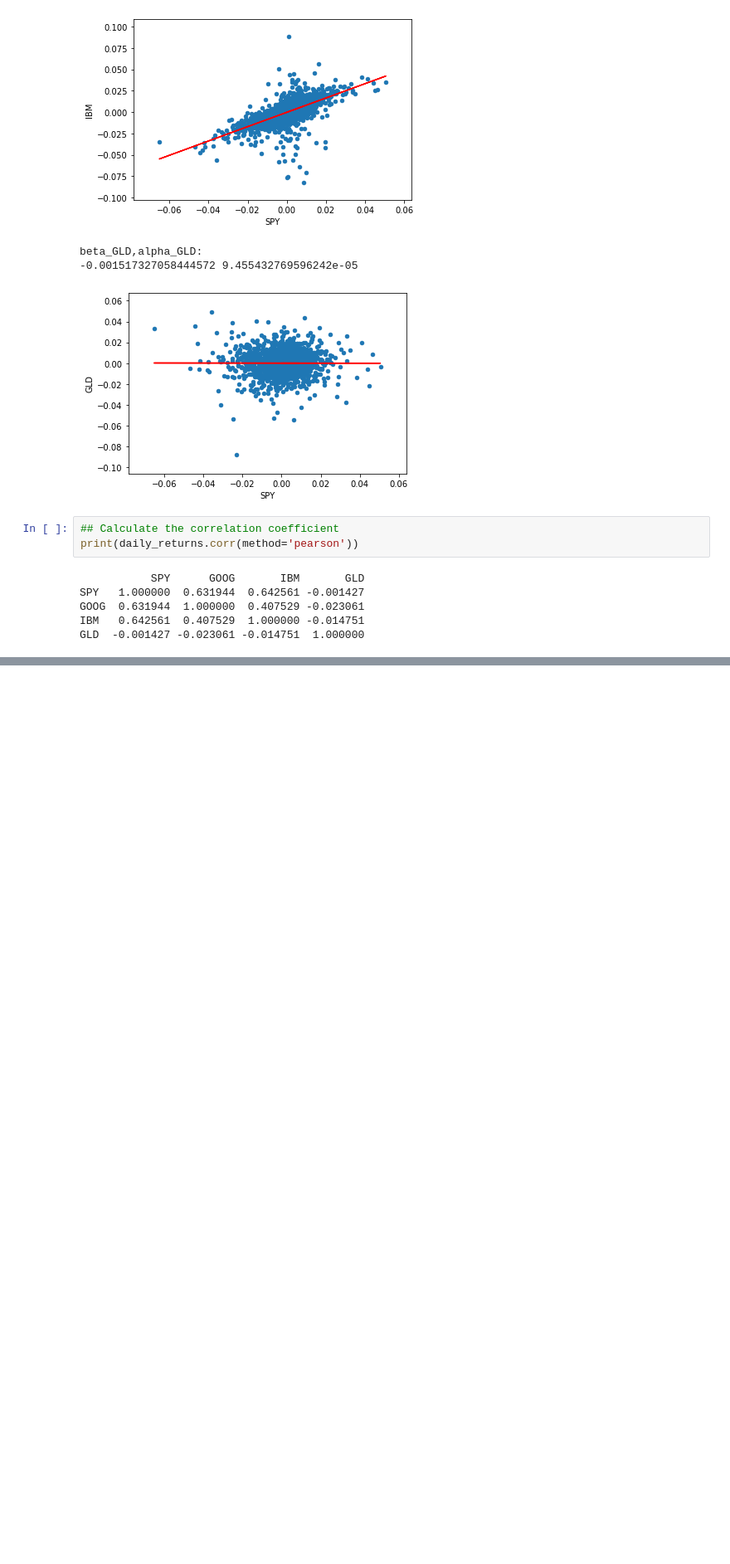
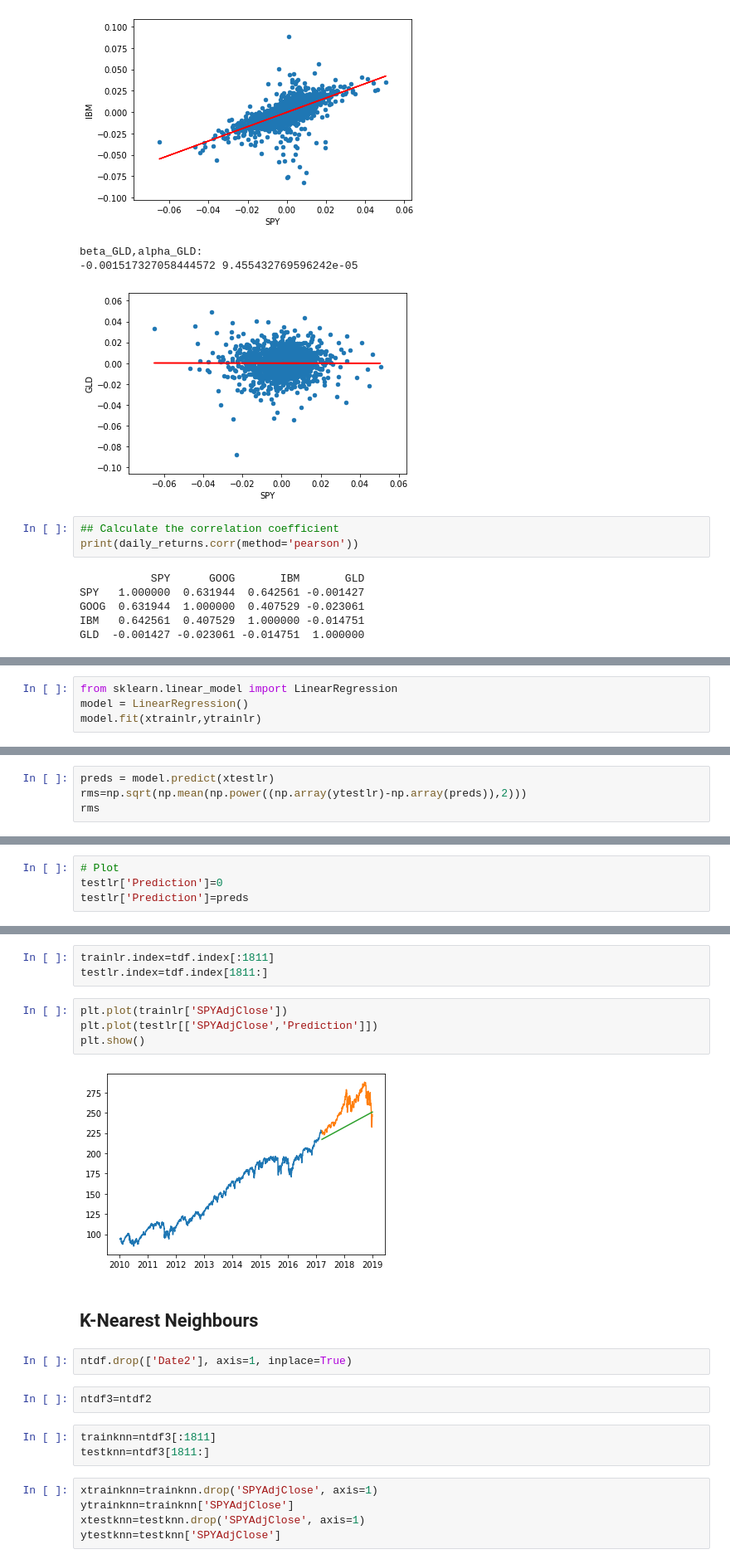
Before and after one commit to ShuangyuandData/StockPriceIndicator, a Jupyter notebook: StockPriceIndicatorP1.ipynb, the cells around one changed output, grey strips where cells are left out. Shown: that part at 83% size. Drawn from its saved outputs; the diff is of its cells as text; blank space fills up the shorter version.

```diff
--- a/StockPriceIndicatorP1.ipynb
+++ b/StockPriceIndicatorP1.ipynb
@@ -342,0 +569,4 @@ GLD  -0.001427 -0.023061 -0.014751  1.000000
+# %%
+from sklearn.linear_model import LinearRegression
+model = LinearRegression()
+model.fit(xtrainlr,ytrainlr)
@@ -342,0 +575,4 @@ GLD  -0.001427 -0.023061 -0.014751  1.000000
+# %%
+preds = model.predict(xtestlr)
+rms=np.sqrt(np.mean(np.power((np.array(ytestlr)-np.array(preds)),2)))
+rms
@@ -342,0 +581,4 @@ GLD  -0.001427 -0.023061 -0.014751  1.000000
+# %%
+# Plot
+testlr['Prediction']=0
+testlr['Prediction']=preds
@@ -342,0 +607,23 @@ GLD  -0.001427 -0.023061 -0.014751  1.000000
+# %%
+trainlr.index=tdf.index[:1811]
+testlr.index=tdf.index[1811:]
+# %%
+plt.plot(trainlr['SPYAdjClose'])
+plt.plot(testlr[['SPYAdjClose','Prediction']])
+plt.show()
+# %% [output]
+[figure, added]
+# %% [markdown]
+## K-Nearest Neighbours
+# %%
+ntdf.drop(['Date2'], axis=1, inplace=True)
+# %%
+ntdf3=ntdf2
+# %%
+trainknn=ntdf3[:1811]
+testknn=ntdf3[1811:]
+# %%
+xtrainknn=trainknn.drop('SPYAdjClose', axis=1)
+ytrainknn=trainknn['SPYAdjClose']
+xtestknn=testknn.drop('SPYAdjClose', axis=1)
+ytestknn=testknn['SPYAdjClose']
```
Also changed, not shown: parts of 77 cells of this notebook.
